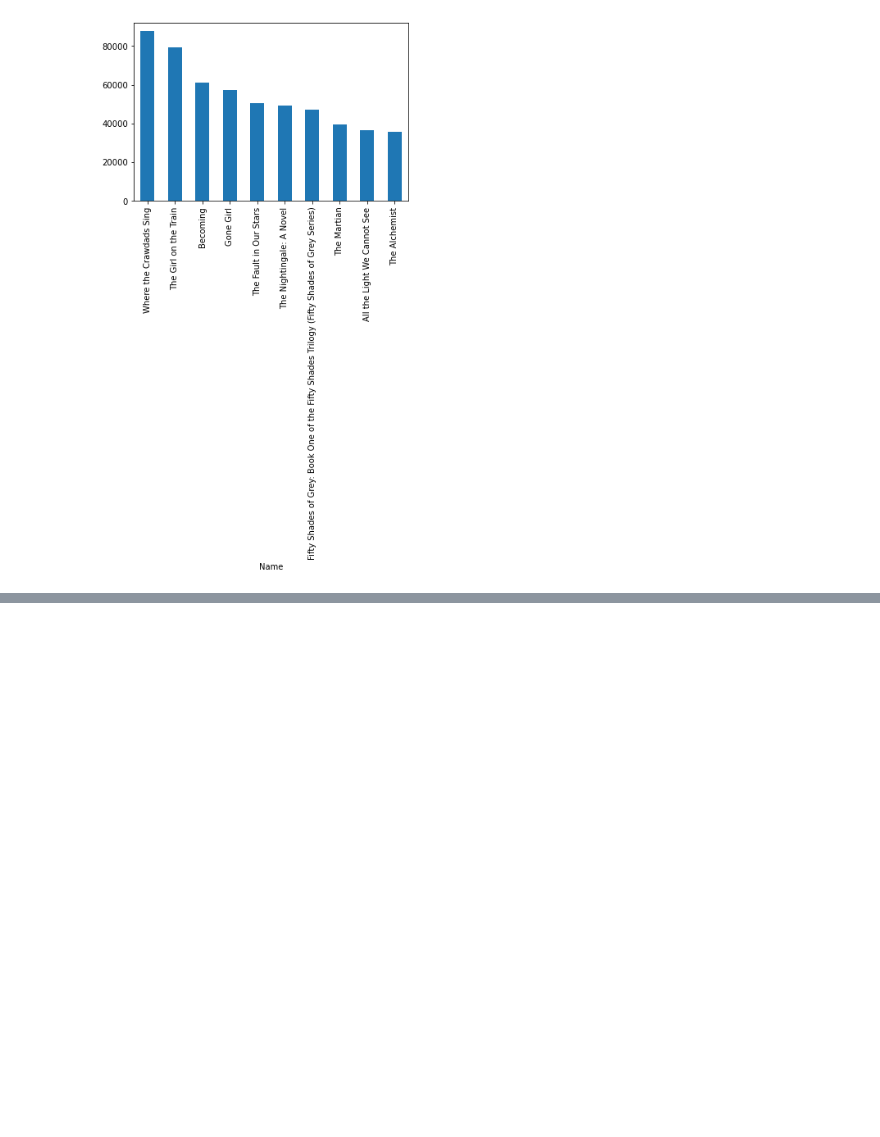
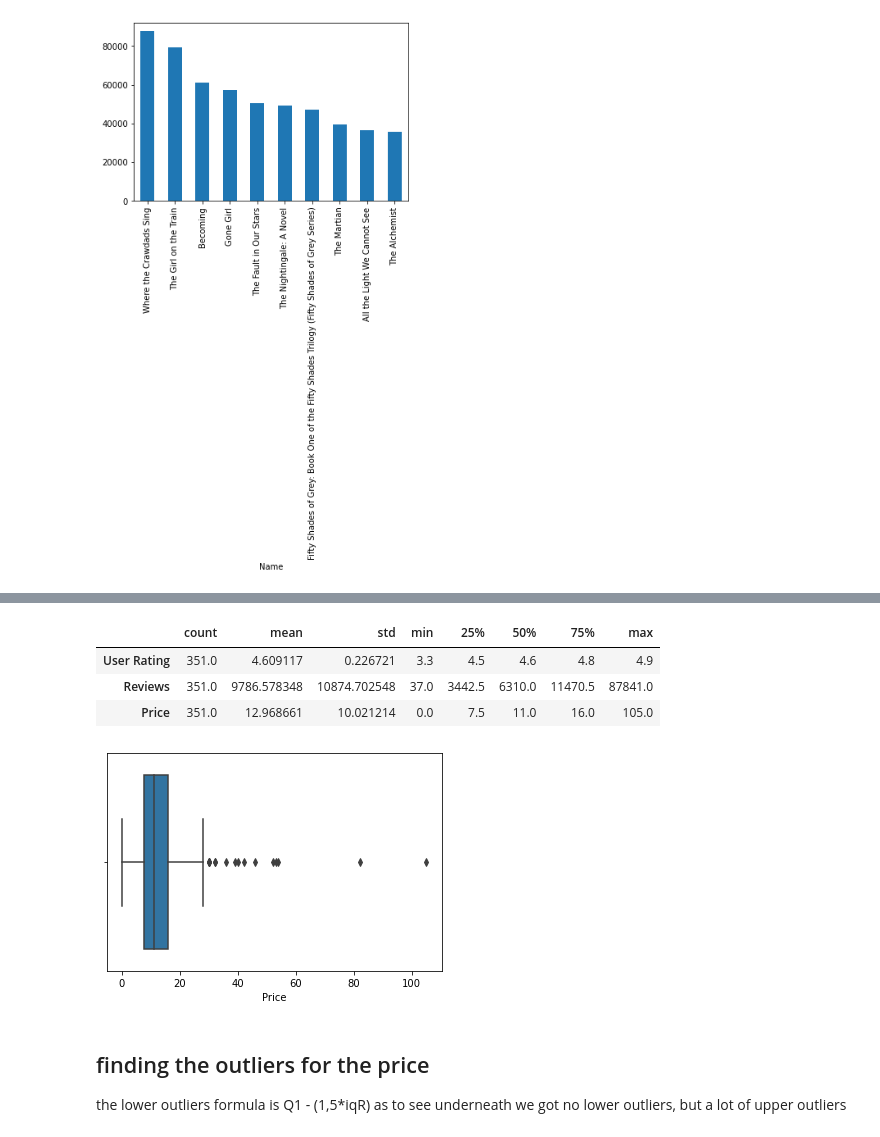
Before and after one commit to BrittaEnte/kaggle_projects, a Jupyter notebook: amazon bestseller/amazonbooks.ipynb, the cells around one changed output, grey strips where cells are left out. Cells and saved outputs as stored; diff of their text form; code cells hidden in the pictures; blank space fills up the shorter version.

Commit message:
boxplot
and correlation

```diff
--- a/amazon bestseller/amazonbooks.ipynb
+++ b/amazon bestseller/amazonbooks.ipynb
@@ -270,0 +289,17 @@ Name: Reviews, dtype: int64
+# %%
+df.describe().T
+# %% [output]
+|  | count | mean | std | min | 25% | 50% | 75% | max |
+| User Rating | 351.0 | 4.609117 | 0.226721 | 3.3 | 4.5 | 4.6 | 4.8 | 4.9 |
+| Reviews | 351.0 | 9786.578348 | 10874.702548 | 37.0 | 3442.5 | 6310.0 | 11470.5 | 87841.0 |
+| Price | 351.0 | 12.968661 | 10.021214 | 0.0 | 7.5 | 11.0 | 16.0 | 105.0 |
+# %%
+#make a boxplot for the price
+sns.boxplot(x = df['Price'])
+Price = df['Price']
+# %% [output]
+[figure, added]
+# %% [markdown]
+## finding the outliers for the price
+the lower outliers  formula is Q1 - (1,5*iqR)
+as to see underneath we got no lower outliers, but a lot of upper outliers
```
Also changed, not shown: parts of 10 cells of this notebook, 2 other files.
